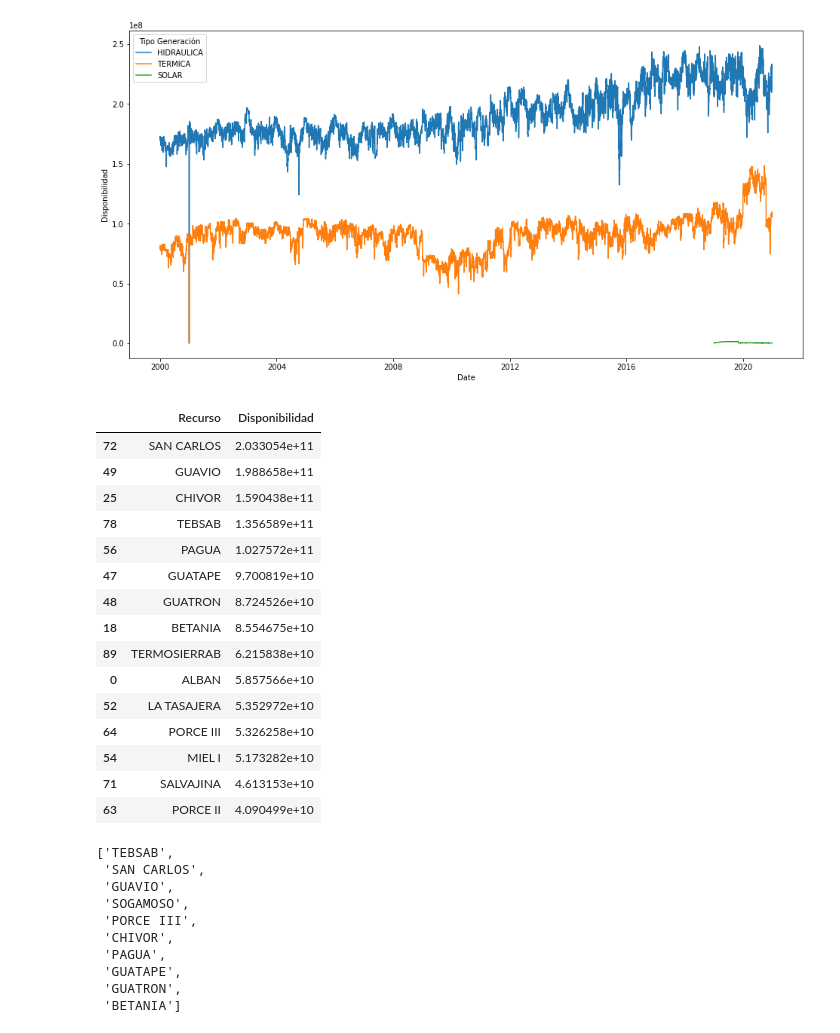
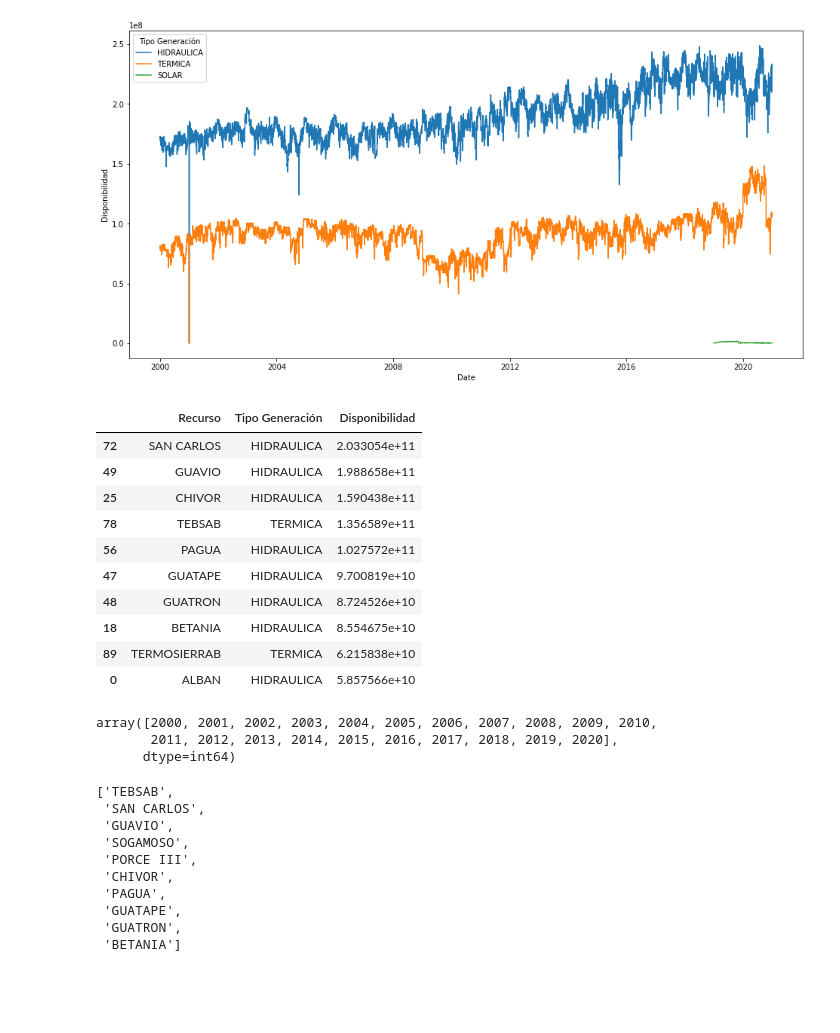
Before and after one commit to sebcasro/DS4A_Team88, a Jupyter notebook: disponibilidad_2.ipynb, the cells around one changed output. Cells and saved outputs as stored; diff of their text form; code cells hidden in the pictures; blank space fills up the shorter version.

```diff
--- a/disponibilidad_2.ipynb
+++ b/disponibilidad_2.ipynb
@@ -88,12 +88,12 @@ list(df_raw)
  'Day',
  'Weekday',
  'Hour']
+# %%
+def custom_label(year, month):
+    return str(year) + '-' + str(month).rjust(2, '0')
+
+df_raw['Year-Month'] = df_raw.apply(lambda x: custom_label(x['Year'],x['Month']),axis=1)
 # %%
 df=df_raw[df_raw['Year']<2021]
 # %%
 # df.to_csv('datos/Disponibilidad_Real_T.csv', index=False)
-# %%
-def custom_label(year, month):
-    return str(year) + '-' + str(month).rjust(2, '0')
-
-df['Year-Month'] = df.apply(lambda x: custom_label(x['Year'],x['Month']),axis=1)
@@ -125,26 +119,27 @@ sns.lineplot(x="Date", y="Disponibilidad", hue="Tipo Generación", data=data)
 <AxesSubplot:xlabel='Date', ylabel='Disponibilidad'>
 [figure]
 # %%
-data1 = df.groupby(['Recurso'])["Disponibilidad"].sum().reset_index()
+data1 = df.groupby(['Recurso', "Tipo Generación"])["Disponibilidad"].sum().reset_index()
 data1 = data1.sort_values("Disponibilidad", ascending=False)
-data1.head(15)
+data1.head(10)
 # %% [output]
-|  | Recurso | Disponibilidad |
-| 72 | SAN CARLOS | 2.033054e+11 |
-| 49 | GUAVIO | 1.988658e+11 |
-| 25 | CHIVOR | 1.590438e+11 |
-| 78 | TEBSAB | 1.356589e+11 |
-| 56 | PAGUA | 1.027572e+11 |
-| 47 | GUATAPE | 9.700819e+10 |
-| 48 | GUATRON | 8.724526e+10 |
-| 18 | BETANIA | 8.554675e+10 |
-| 89 | TERMOSIERRAB | 6.215838e+10 |
-| 0 | ALBAN | 5.857566e+10 |
-| 52 | LA TASAJERA | 5.352972e+10 |
-| 64 | PORCE III | 5.326258e+10 |
-| 54 | MIEL I | 5.173282e+10 |
-| 71 | SALVAJINA | 4.613153e+10 |
-| 63 | PORCE II | 4.090499e+10 |
+|  | Recurso | Tipo Generación | Disponibilidad |
+| 72 | SAN CARLOS | HIDRAULICA | 2.033054e+11 |
+| 49 | GUAVIO | HIDRAULICA | 1.988658e+11 |
+| 25 | CHIVOR | HIDRAULICA | 1.590438e+11 |
+| 78 | TEBSAB | TERMICA | 1.356589e+11 |
+| 56 | PAGUA | HIDRAULICA | 1.027572e+11 |
+| 47 | GUATAPE | HIDRAULICA | 9.700819e+10 |
+| 48 | GUATRON | HIDRAULICA | 8.724526e+10 |
+| 18 | BETANIA | HIDRAULICA | 8.554675e+10 |
+| 89 | TERMOSIERRAB | TERMICA | 6.215838e+10 |
+| 0 | ALBAN | HIDRAULICA | 5.857566e+10 |
+# %%
+df.Year.unique()
+# %% [output]
+array([2000, 2001, 2002, 2003, 2004, 2005, 2006, 2007, 2008, 2009, 2010,
+       2011, 2012, 2013, 2014, 2015, 2016, 2017, 2018, 2019, 2020],
+      dtype=int64)
 # %%
 data1 = df[df['Year']==2020].groupby(['Recurso'])["Disponibilidad"].sum().reset_index()
 top_recursos = list(data1.sort_values("Disponibilidad", ascending=False)['Recurso'][:10])
```
Also changed, not shown: parts of 4 cells of this notebook.
